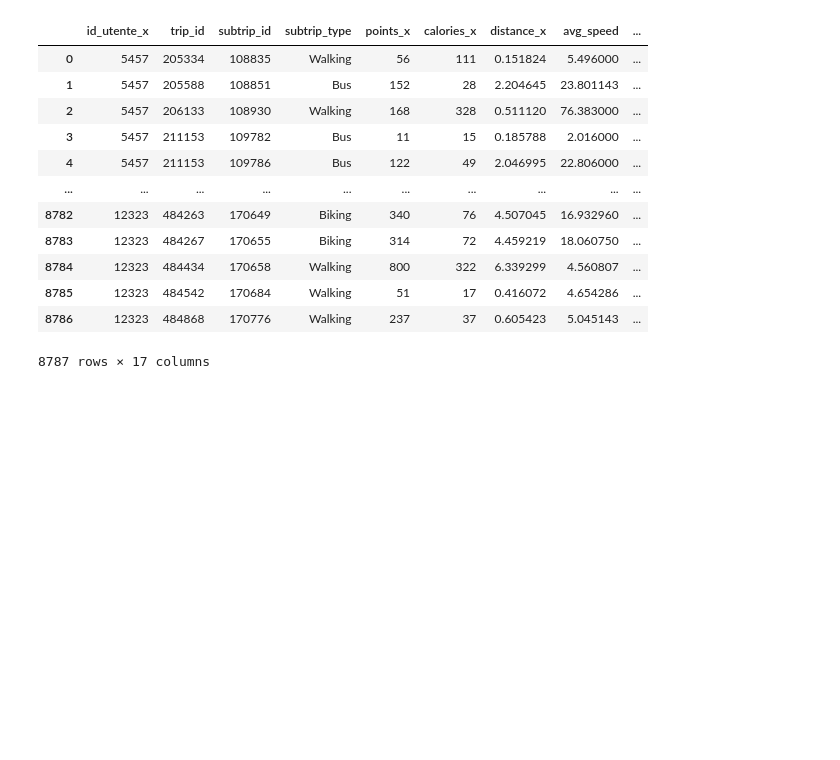
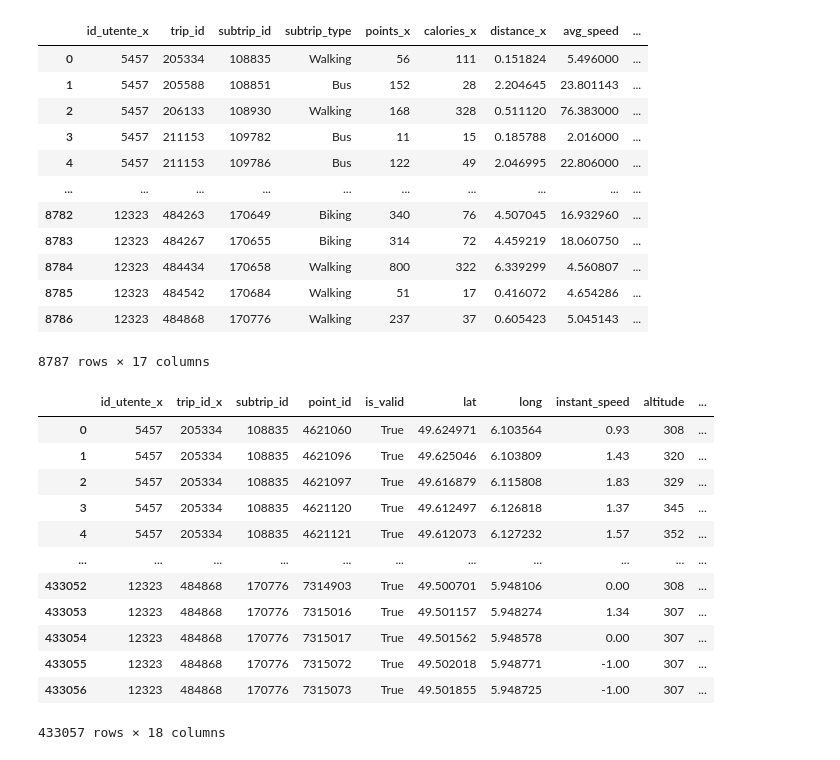
Before and after one commit to houriasayah/Cyclers, a Jupyter notebook: Codes/traitement.ipynb, the cells around one changed output. Drawn from its saved outputs; the diff is of its cells as text; code cells hidden in the pictures; blank space fills up the shorter version.

Commit message:
traitement des coordonnées gps avec les subtrip

```diff
--- a/Codes/traitement.ipynb
+++ b/Codes/traitement.ipynb
@@ -105,3 +105,23 @@ data_final
 8787 rows × 17 columns
 # %%
 data_final.to_csv("trip_subtrip.csv",sep = ";")
+# %%
+gpspoints = gpspoints.merge(subtrip, on = 'subtrip_id',how = 'left')
+# %%
+gpspoints.drop(['id_utente_y','trip_id_y','subtrip_type_y'],axis = 1, inplace = True)
+# %%
+gpspoints
+# %% [output]
+|  | id_utente_x | trip_id_x | subtrip_id | point_id | is_valid | lat | long | instant_speed | altitude | ... |
+| 0 | 5457 | 205334 | 108835 | 4621060 | True | 49.624971 | 6.103564 | 0.93 | 308 | ... |
+| 1 | 5457 | 205334 | 108835 | 4621096 | True | 49.625046 | 6.103809 | 1.43 | 320 | ... |
+| 2 | 5457 | 205334 | 108835 | 4621097 | True | 49.616879 | 6.115808 | 1.83 | 329 | ... |
+| 3 | 5457 | 205334 | 108835 | 4621120 | True | 49.612497 | 6.126818 | 1.37 | 345 | ... |
+| 4 | 5457 | 205334 | 108835 | 4621121 | True | 49.612073 | 6.127232 | 1.57 | 352 | ... |
+| ... | ... | ... | ... | ... | ... | ... | ... | ... | ... | ... |
+| 433052 | 12323 | 484868 | 170776 | 7314903 | True | 49.500701 | 5.948106 | 0.00 | 308 | ... |
+| 433053 | 12323 | 484868 | 170776 | 7315016 | True | 49.501157 | 5.948274 | 1.34 | 307 | ... |
+| 433054 | 12323 | 484868 | 170776 | 7315017 | True | 49.501562 | 5.948578 | 0.00 | 307 | ... |
+| 433055 | 12323 | 484868 | 170776 | 7315072 | True | 49.502018 | 5.948771 | -1.00 | 307 | ... |
+| 433056 | 12323 | 484868 | 170776 | 7315073 | True | 49.501855 | 5.948725 | -1.00 | 307 | ... |
+433057 rows × 18 columns
```
Also changed, not shown: parts of 1 cell of this notebook, 1 other file.
